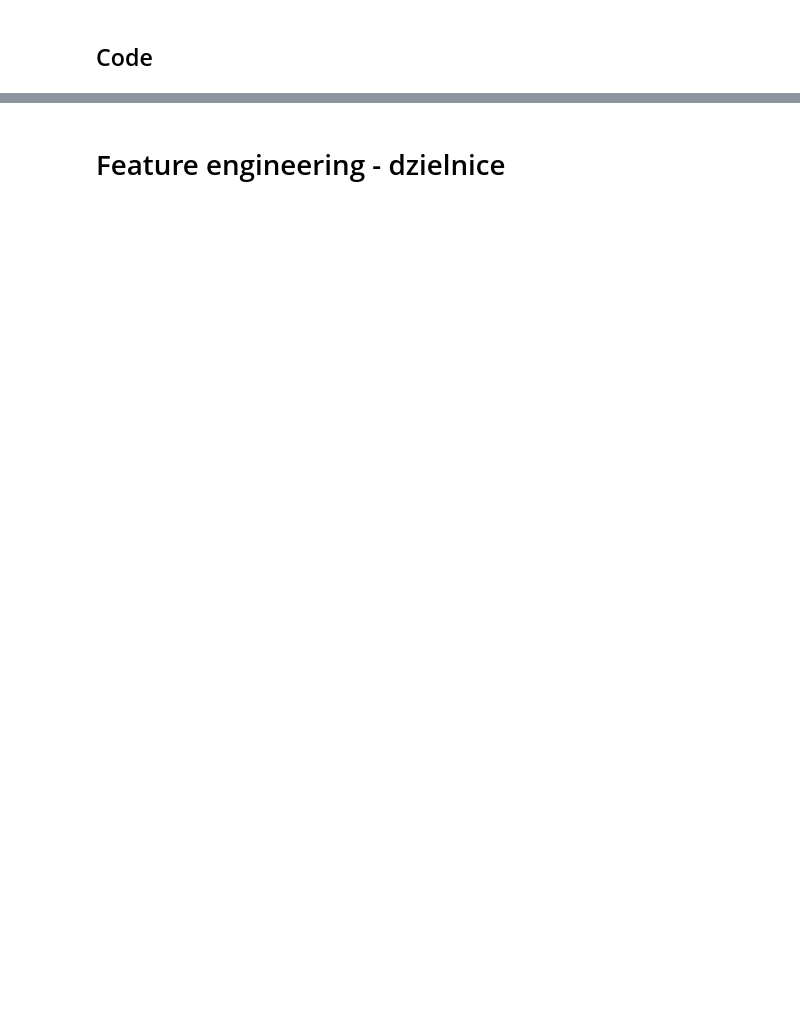
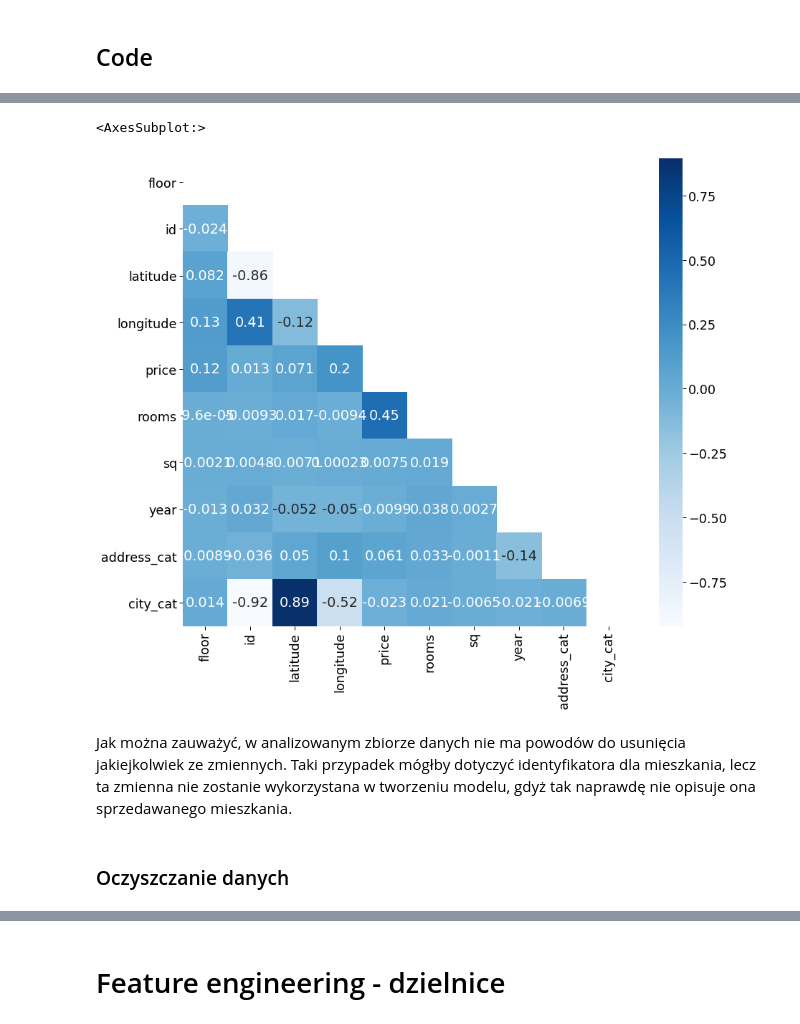
Before and after one commit to thezapalsky/apartments, a Jupyter notebook: apartments-pred-mz.ipynb, the cells around one changed output, grey strips where cells are left out. Drawn from its saved outputs; the diff is of its cells as text; code cells hidden in the pictures; blank space fills up the shorter version.

```diff
--- a/apartments-pred-mz.ipynb
+++ b/apartments-pred-mz.ipynb
@@ -54,0 +93,17 @@ df.head()
+# %%
+import matplotlib.pyplot as plt
+import seaborn as sns
+
+plt.figure(figsize=(14,12))
+sns.set_context('paper', font_scale=2)
+
+corr= df.corr()
+mask = np.triu(np.ones_like(corr, dtype=bool))
+sns.heatmap(corr, annot=True, cmap='Blues', mask=mask)
+# %% [output]
+<AxesSubplot:>
+[figure, added]
+# %% [markdown]
+Jak można zauważyć, w analizowanym zbiorze danych nie ma powodów do usunięcia jakiejkolwiek ze zmiennych. Taki przypadek mógłby dotyczyć identyfikatora dla mieszkania, lecz ta zmienna nie zostanie wykorzystana w tworzeniu modelu, gdyż tak naprawdę nie opisuje ona sprzedawanego mieszkania.
+# %% [markdown]
+### Oczyszczanie danych
```
Also changed, not shown: parts of 27 cells of this notebook, 1 other file.
